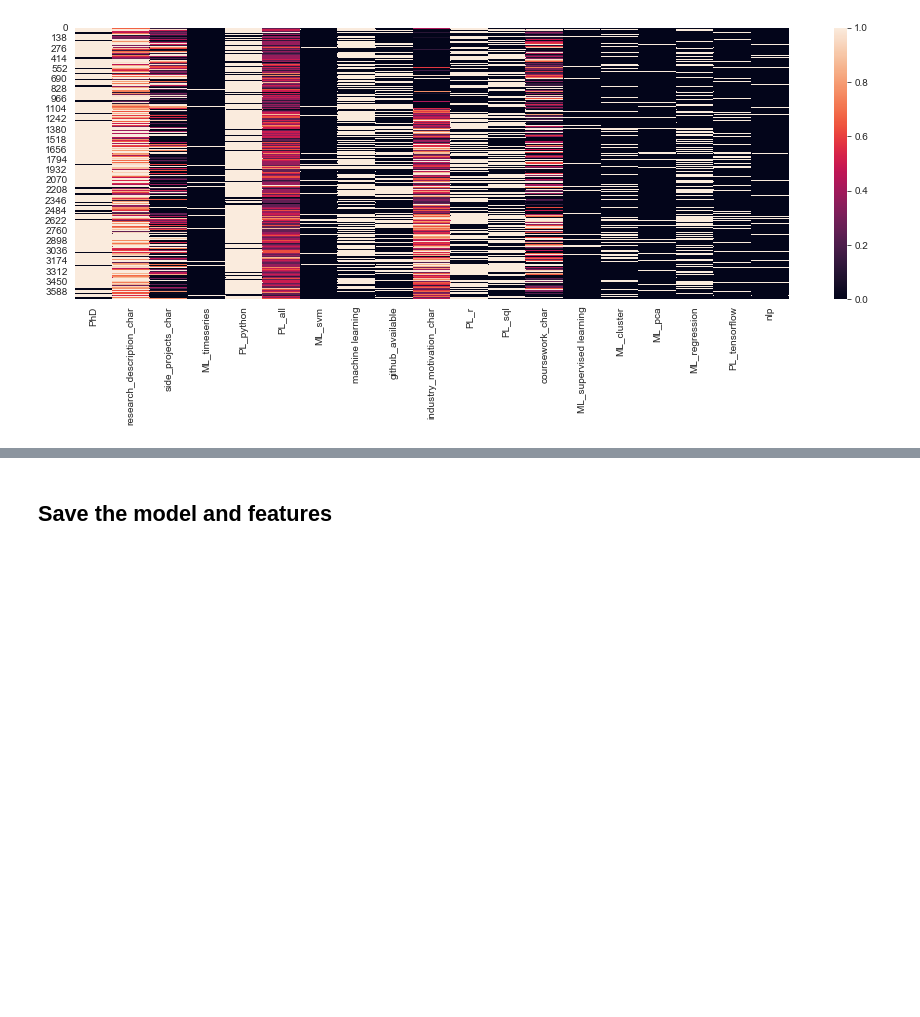
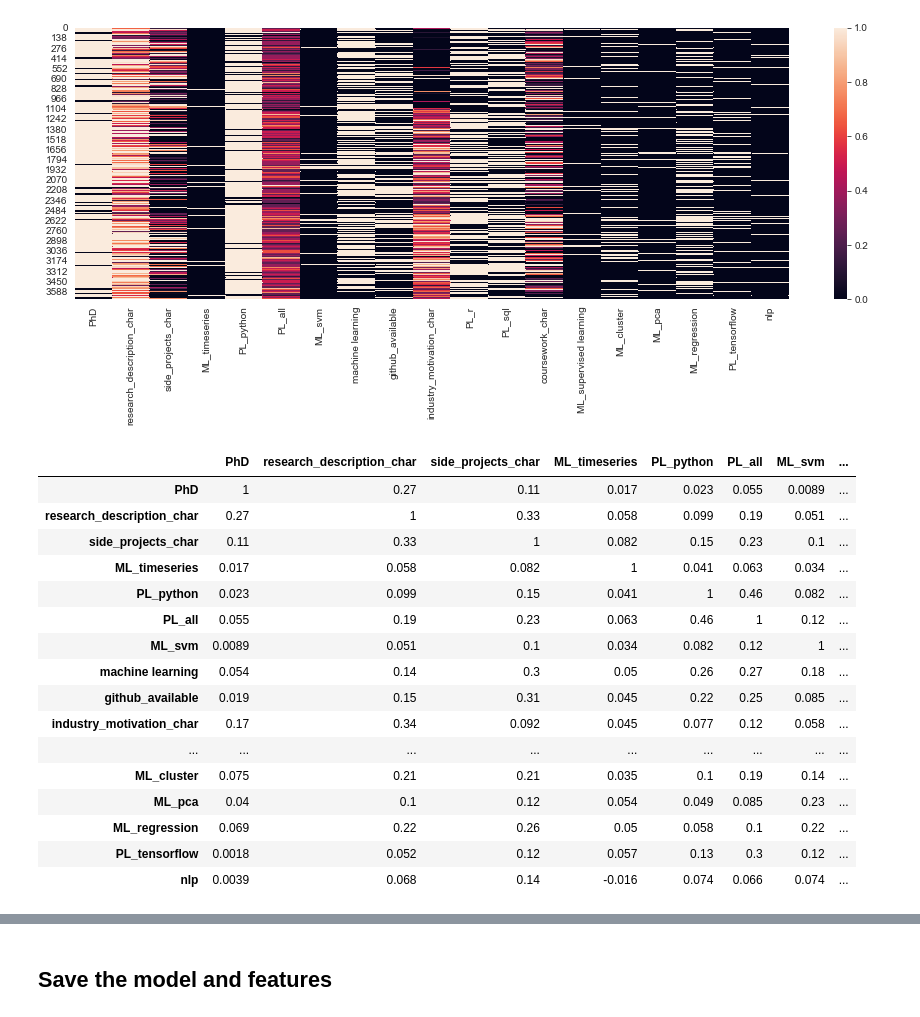
Before and after one commit to samundrud/ApplicantScore_public, a Jupyter notebook: 1_Domain_Model_DS.ipynb, the cells around one changed output, grey strips where cells are left out. Drawn from its saved outputs; the diff is of its cells as text; code cells hidden in the pictures; blank space fills up the shorter version.

```diff
--- a/1_Domain_Model_DS.ipynb
+++ b/1_Domain_Model_DS.ipynb
@@ -410,3 +412,25 @@ sns.heatmap(X)
 # %% [output]
 <matplotlib.axes._subplots.AxesSubplot at 0x...>
 [figure]
+# %%
+# correlation matrix
+corr = X.corr()
+corr.style.background_gradient(cmap='coolwarm', axis=None).set_precision(2)
+# %% [output]
+|  | PhD | research_description_char | side_projects_char | ML_timeseries | PL_python | PL_all | ML_svm | ... |
+| PhD | 1 | 0.27 | 0.11 | 0.017 | 0.023 | 0.055 | 0.0089 | ... |
+| research_description_char | 0.27 | 1 | 0.33 | 0.058 | 0.099 | 0.19 | 0.051 | ... |
+| side_projects_char | 0.11 | 0.33 | 1 | 0.082 | 0.15 | 0.23 | 0.1 | ... |
+| ML_timeseries | 0.017 | 0.058 | 0.082 | 1 | 0.041 | 0.063 | 0.034 | ... |
+| PL_python | 0.023 | 0.099 | 0.15 | 0.041 | 1 | 0.46 | 0.082 | ... |
+| PL_all | 0.055 | 0.19 | 0.23 | 0.063 | 0.46 | 1 | 0.12 | ... |
+| ML_svm | 0.0089 | 0.051 | 0.1 | 0.034 | 0.082 | 0.12 | 1 | ... |
+| machine learning | 0.054 | 0.14 | 0.3 | 0.05 | 0.26 | 0.27 | 0.18 | ... |
+| github_available | 0.019 | 0.15 | 0.31 | 0.045 | 0.22 | 0.25 | 0.085 | ... |
+| industry_motivation_char | 0.17 | 0.34 | 0.092 | 0.045 | 0.077 | 0.12 | 0.058 | ... |
+| ... | ... | ... | ... | ... | ... | ... | ... | ... |
+| ML_cluster | 0.075 | 0.21 | 0.21 | 0.035 | 0.1 | 0.19 | 0.14 | ... |
+| ML_pca | 0.04 | 0.1 | 0.12 | 0.054 | 0.049 | 0.085 | 0.23 | ... |
+| ML_regression | 0.069 | 0.22 | 0.26 | 0.05 | 0.058 | 0.1 | 0.22 | ... |
+| PL_tensorflow | 0.0018 | 0.052 | 0.12 | 0.057 | 0.13 | 0.3 | 0.12 | ... |
+| nlp | 0.0039 | 0.068 | 0.14 | -0.016 | 0.074 | 0.066 | 0.074 | ... |
```
Also changed, not shown: parts of 5 cells of this notebook.
